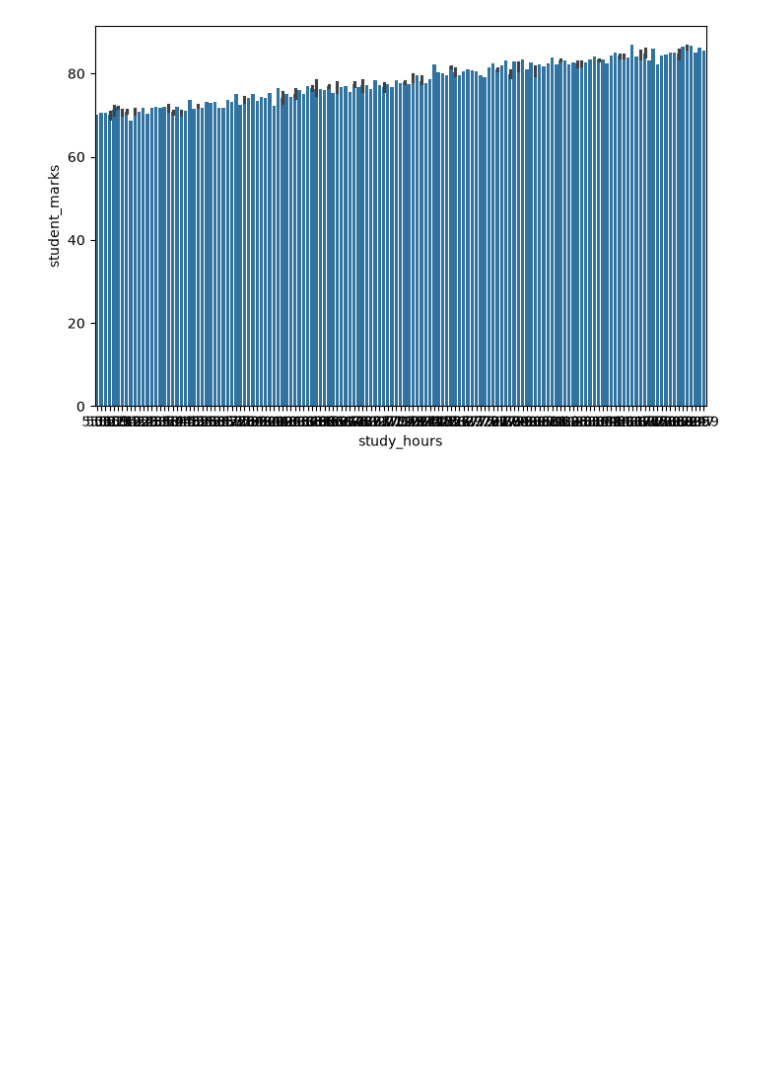
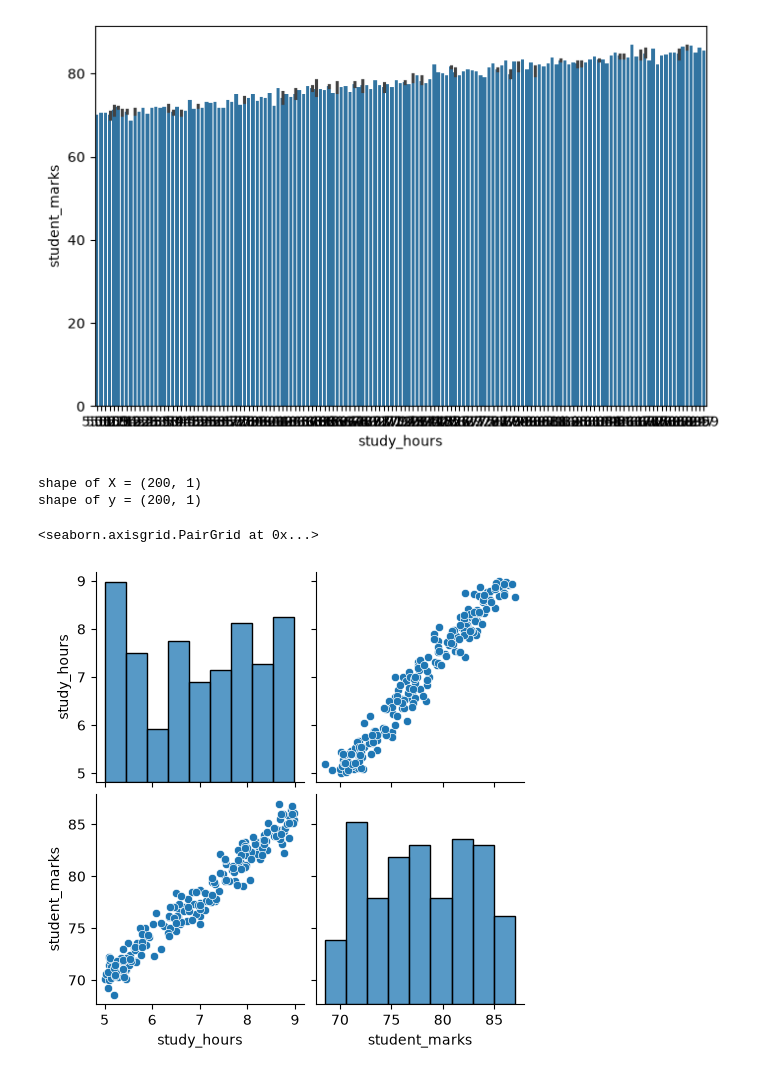
Before and after one commit to Rupesh-AI404/Machine_Learning, a Jupyter notebook: Linear Regression/Student_Marks_Prediction.ipynb, the cells around one changed output. Drawn from its saved outputs; the diff is of its cells as text; code cells hidden in the pictures; blank space fills up the shorter version.

Commit message:
spliting dataset

```diff
--- a/Linear Regression/Student_Marks_Prediction.ipynb
+++ b/Linear Regression/Student_Marks_Prediction.ipynb
@@ -118,3 +118,20 @@ sns.barplot(x="study_hours",y="student_marks",data=df)
 plt.show()
 # %% [output]
 [figure]
+# %%
+#split dataset
+#matrix = X = Independent Variable = student_hours
+#vector = y = Dependent Variable = student_marks
+
+X=df.drop("student_marks",axis="columns")
+y=df.drop("study_hours",axis="columns")
+print("shape of X =",X.shape)
+print("shape of y =",y.shape)
+# %% [output]
+shape of X = (200, 1)
+shape of y = (200, 1)
+# %%
+sns.pairplot(df)
+# %% [output]
+<seaborn.axisgrid.PairGrid at 0x...>
+[figure, added]
```
